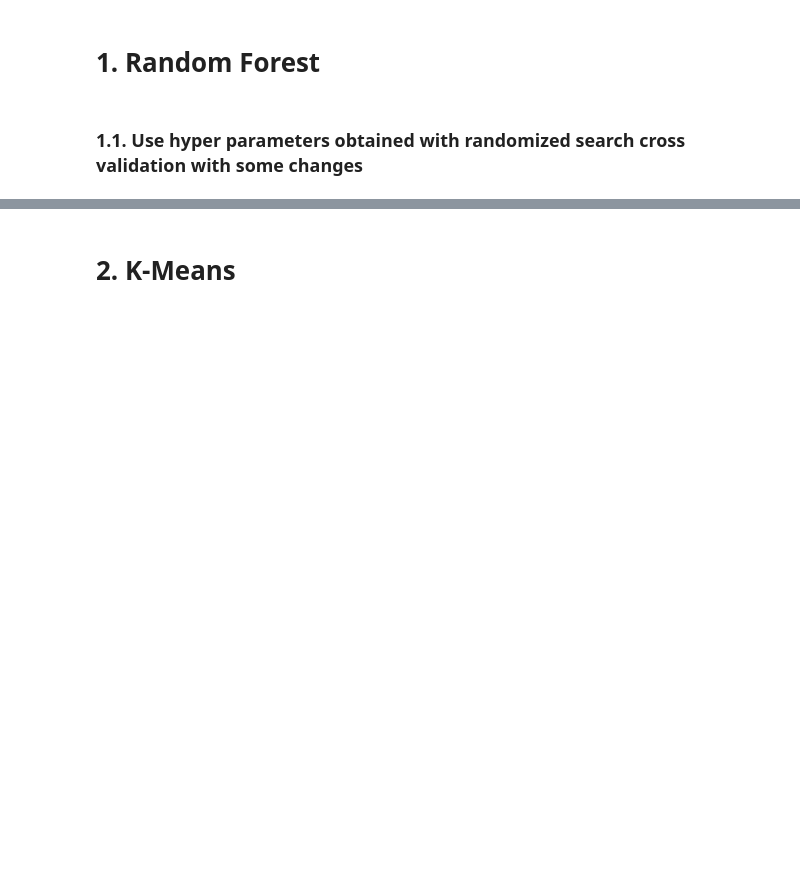
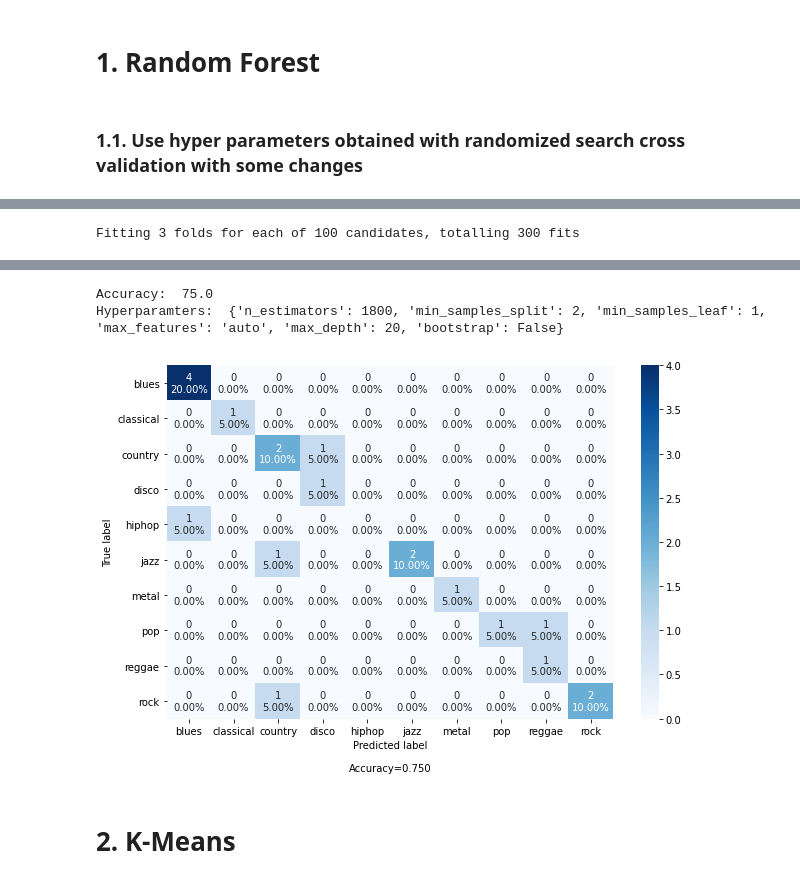
Before and after one commit to Mahesha999/music_genre_classification, a Jupyter notebook: music_genre_classification.ipynb, the cells around one changed output, grey strips where cells are left out. Drawn from its saved outputs; the diff is of its cells as text; code cells hidden in the pictures; blank space fills up the shorter version.

```diff
--- a/music_genre_classification.ipynb
+++ b/music_genre_classification.ipynb
@@ -33,0 +25,6 @@ Hyperparamters:  {'n_estimators': 1000, 'min_samples_split': 2, 'min_samples_lea
+# %%
+X30_train, X30_test, y30_train, y30_test = load_preprocess_xy('data/features_30_sec.csv',20, True, False, False)
+# %%
+search_fit_predict_print(randomized_search_cv_rf_fit_predict, X30_train, y30_train, X30_test, y30_test)
+# %% [output]
+Fitting 3 folds for each of 100 candidates, totalling 300 fits
@@ -34,3 +35,6 @@ Hyperparamters:  {'n_estimators': 1000, 'min_samples_split': 2, 'min_samples_lea
+Accuracy:  75.0
+Hyperparamters:  {'n_estimators': 1800, 'min_samples_split': 2, 'min_samples_leaf': 1, 'max_features': 'auto', 'max_depth': 20, 'bootstrap': False}
+[figure, added]
 # %% [markdown]
 # 2. K-Means
 # %%
```
Also changed, not shown: parts of 12 cells of this notebook, 4 other files.
